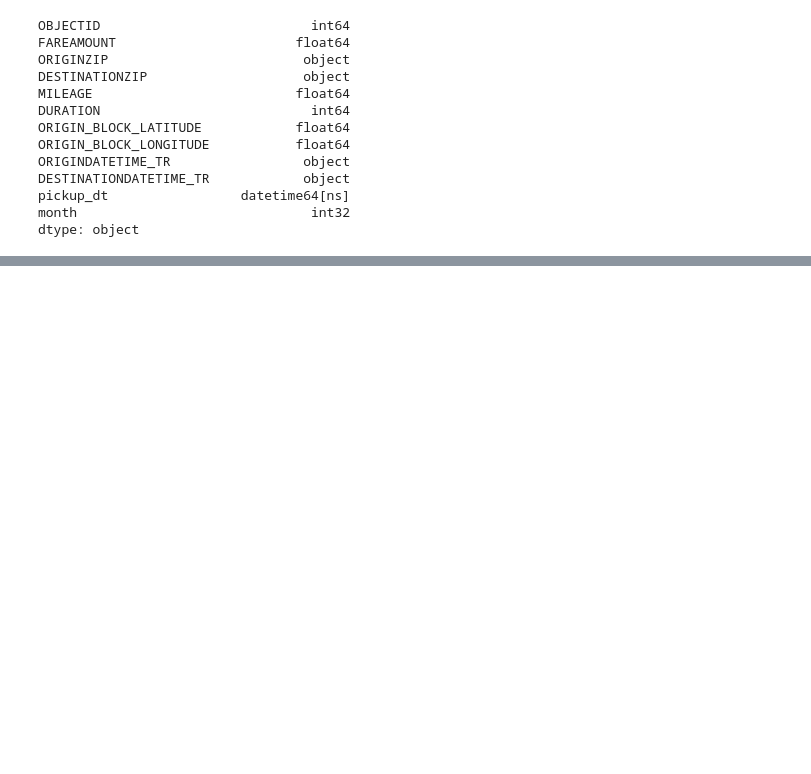
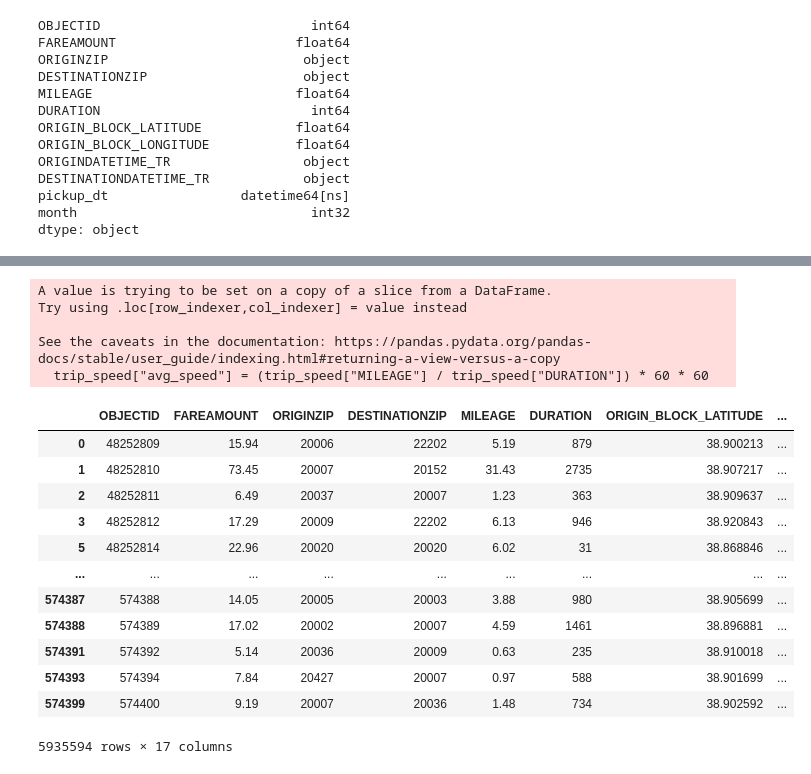
Before and after one commit to malamudj/taxi-washdc-analysis-demo, a Jupyter notebook: 2-transform-data-plot-viz.ipynb, the cells around one changed output, grey strips where cells are left out. Cells and saved outputs as stored; diff of their text form; code cells hidden in the pictures; blank space fills up the shorter version.

```diff
--- a/2-transform-data-plot-viz.ipynb
+++ b/2-transform-data-plot-viz.ipynb
@@ -305,0 +304,30 @@ plt.tight_layout()
+# %%
+# remove outliers
+trip_speed = taxi_trips[
+    (taxi_trips["DURATION"] >= 30.0)
+    & (taxi_trips["MILEAGE"] < 90)
+    & (taxi_trips["MILEAGE"] != 0)
+]
+# calculate average trip speed
+trip_speed["avg_speed"] = (trip_speed["MILEAGE"] / trip_speed["DURATION"]) * 60 * 60
+
+trip_speed
+# %% [output]
+A value is trying to be set on a copy of a slice from a DataFrame.
+Try using .loc[row_indexer,col_indexer] = value instead
+
+See the caveats in the documentation: https://pandas.pydata.org/pandas-docs/stable/user_guide/indexing.html#returning-a-view-versus-a-copy
+  trip_speed["avg_speed"] = (trip_speed["MILEAGE"] / trip_speed["DURATION"]) * 60 * 60
+|  | OBJECTID | FAREAMOUNT | ORIGINZIP | DESTINATIONZIP | MILEAGE | DURATION | ORIGIN_BLOCK_LATITUDE | ... |
+| 0 | 48252809 | 15.94 | 20006 | 22202 | 5.19 | 879 | 38.900213 | ... |
+| 1 | 48252810 | 73.45 | 20007 | 20152 | 31.43 | 2735 | 38.907217 | ... |
+| 2 | 48252811 | 6.49 | 20037 | 20007 | 1.23 | 363 | 38.909637 | ... |
+| 3 | 48252812 | 17.29 | 20009 | 22202 | 6.13 | 946 | 38.920843 | ... |
+| 5 | 48252814 | 22.96 | 20020 | 20020 | 6.02 | 31 | 38.868846 | ... |
+| ... | ... | ... | ... | ... | ... | ... | ... | ... |
+| 574387 | 574388 | 14.05 | 20005 | 20003 | 3.88 | 980 | 38.905699 | ... |
+| 574388 | 574389 | 17.02 | 20002 | 20007 | 4.59 | 1461 | 38.896881 | ... |
+| 574391 | 574392 | 5.14 | 20036 | 20009 | 0.63 | 235 | 38.910018 | ... |
+| 574393 | 574394 | 7.84 | 20427 | 20007 | 0.97 | 588 | 38.901699 | ... |
+| 574399 | 574400 | 9.19 | 20007 | 20036 | 1.48 | 734 | 38.902592 | ... |
+5935594 rows × 17 columns
```
Also changed, not shown: parts of 7 cells of this notebook.
